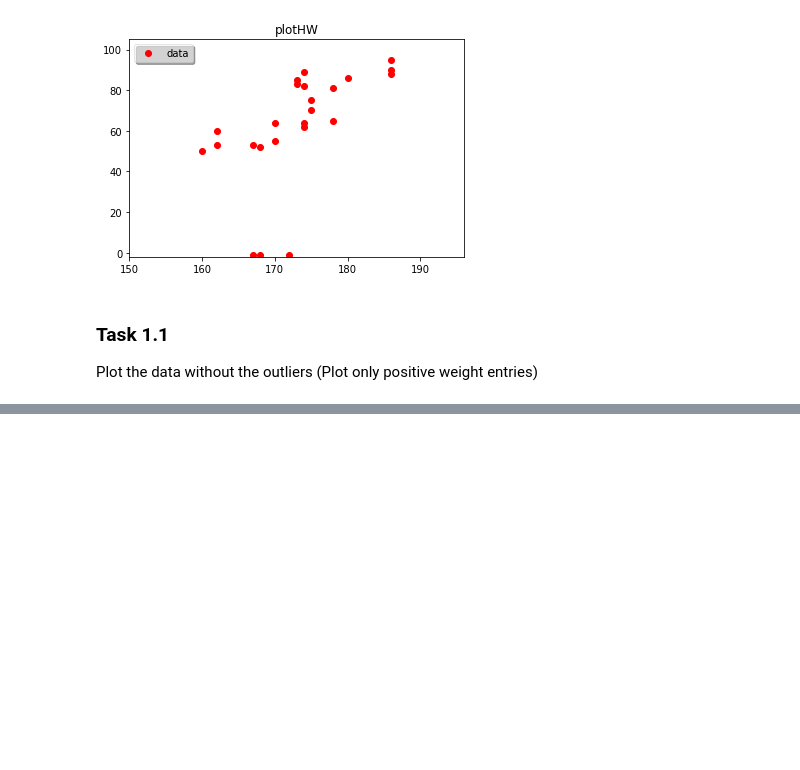
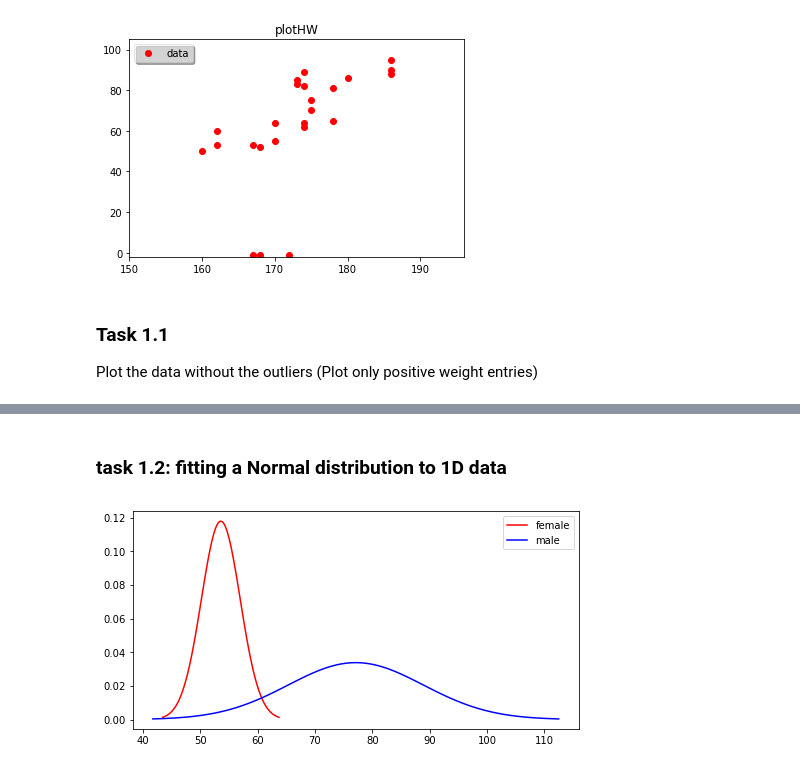
Before and after one commit to jutanke/bit_projects, a Jupyter notebook: project1/solutions.ipynb, the cells around one changed output, grey strips where cells are left out. Cells and saved outputs as stored; diff of their text form; code cells hidden in the pictures; blank space fills up the shorter version.

```diff
--- a/project1/solutions.ipynb
+++ b/project1/solutions.ipynb
@@ -131,0 +133,24 @@ plt.show()
+# %% [markdown]
+### task 1.2: fitting a Normal distribution to 1D data
+# %%
+import matplotlib.mlab as mlab
+
+mu_f = np.mean(W_f)
+std_f = np.std(W_f)
+mu_m = np.mean(W_m)
+std_m = np.std(W_m)
+
+def plot_gaussian(ax, mu, sigma, color, label):
+    x = np.linspace(mu - 3*sigma, mu + 3*sigma, 100)
+    ax.plot(x,mlab.normpdf(x, mu, sigma), color=color, label=label)
+
+
+fig = plt.figure(figsize=(8,4))
+ax = fig.add_subplot(111)
+
+plot_gaussian(ax, mu_f, std_f, color='red', label='female')
+plot_gaussian(ax, mu_m, std_m, color='blue', label='male')
+plt.legend()
+plt.show()
+# %% [output]
+[figure, added]
```
Also changed, not shown: parts of 3 cells of this notebook.
